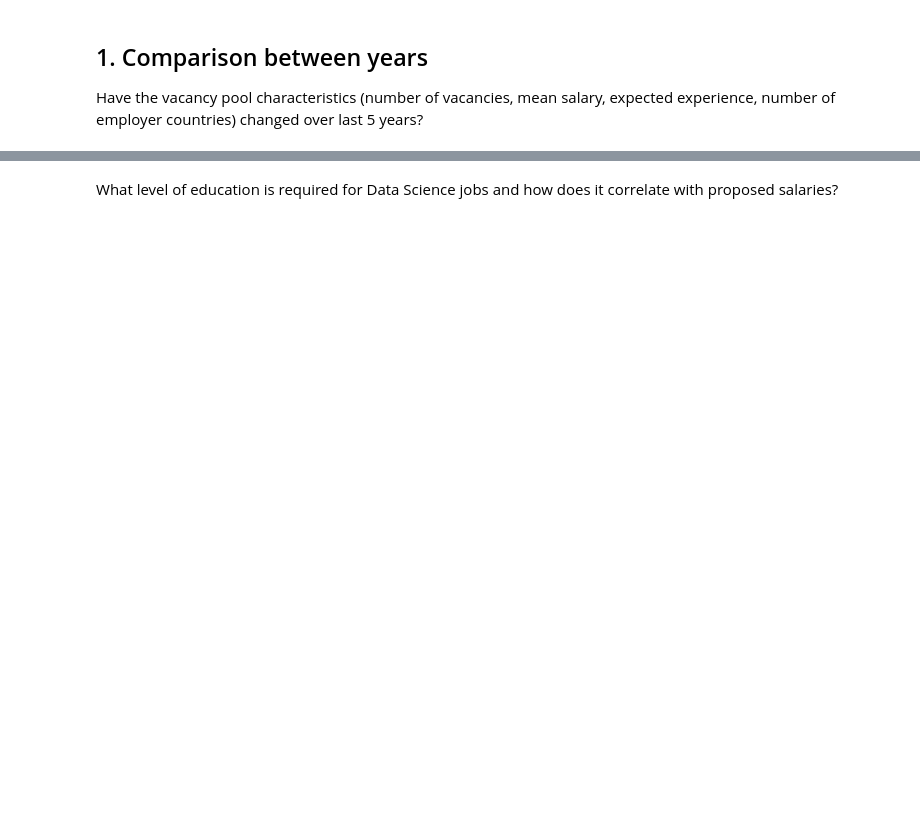
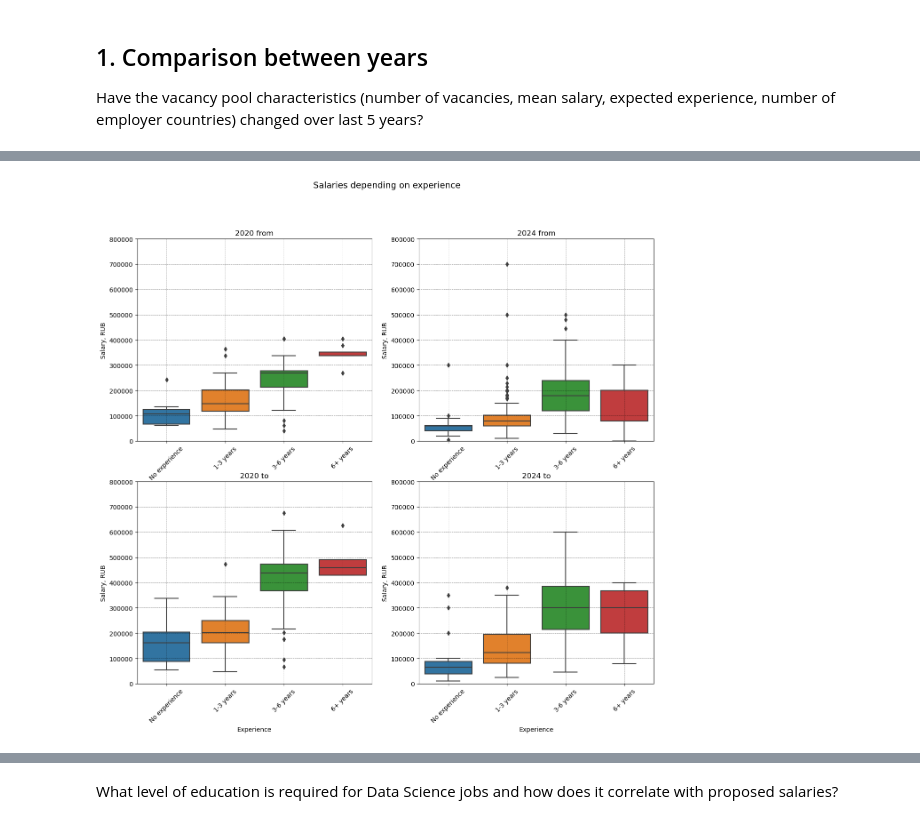
Before and after one commit to sashhhaka/HH-VacancyAnalysis, a Jupyter notebook: exploring.ipynb, the cells around one changed output, grey strips where cells are left out. Drawn from its saved outputs; the diff is of its cells as text; code cells hidden in the pictures; blank space fills up the shorter version.

```diff
--- a/exploring.ipynb
+++ b/exploring.ipynb
@@ -368,0 +425,66 @@ Difference in salary between countries
+# %%
+# draw a boxplot for salaries depending on experience
+# TODO how to read boxplot?
+
+import seaborn as sns
+
+
+# oreder the experience_id idexes
+df20['experience_id'] = df20['experience_id'].astype('category').cat.reorder_categories(
+    ['noExperience', 'between1And3', 'between3And6', 'moreThan6'], ordered=True)
+df24['experience_id'] = df24['experience_id'].astype('category').cat.reorder_categories(
+    ['noExperience', 'between1And3', 'between3And6', 'moreThan6'], ordered=True)
+
+# rename noExperience to No experience, 1-3 to 1-3 years, 3-6 to 3-6 years and 6+ to 6+ years
+df20_ = df20.copy()
+df24_ = df24.copy()
+df20_['experience_id'] = df20['experience_id'].replace(
+    {'noExperience': 'No experience', 'between1And3': '1-3 years', 'between3And6': '3-6 years',
+     'moreThan6': '6+ years'})
+df24_['experience_id'] = df24['experience_id'].replace(
+    {'noExperience': 'No experience', 'between1And3': '1-3 years', 'between3And6': '3-6 years',
+     'moreThan6': '6+ years'})
+
+fig, ax = plt.subplots(2, 2, figsize=(15, 13))
+
+# make 4 plots appear on the same scale
+sns.boxplot(x='experience_id', y='salary_from_rub', data=df20_, ax=ax[0][0])
+ax[0][0].set_title('2020 from')
+ax[0][0].set_xticklabels(ax[0][0].get_xticklabels(), rotation=45)
+ax[0][0].grid(True, linestyle='--', linewidth=0.5, color='black', alpha=0.7)
+ax[0][0].set_ylim(0, 800000)
+ax[0][0].set_ylabel('Salary, RUB')
+ax[0][0].set_xlabel('Experience')
+
+sns.boxplot(x='experience_id', y='salary_from_rub', data=df24_, ax=ax[0][1])
+ax[0][1].set_title('2024 from')
+ax[0][1].set_xticklabels(ax[0][1].get_xticklabels(), rotation=45)
+ax[0][1].grid(True, linestyle='--', linewidth=0.5, color='black', alpha=0.7)
+ax[0][1].set_ylim(0, 800000)
+ax[0][1].set_ylabel('Salary, RUB')
+ax[0][1].set_xlabel('Experience')
+
+sns.boxplot(x='experience_id', y='salary_to_rub', data=df20_, ax=ax[1][0])
+ax[1][0].set_title('2020 to')
+ax[1][0].set_xticklabels(ax[1][0].get_xticklabels(), rotation=45)
+ax[1][0].grid(True, linestyle='--', linewidth=0.5, color='black', alpha=0.7)
+ax[1][0].set_ylim(0, 800000)
+ax[1][0].set_ylabel('Salary, RUB')
+ax[1][0].set_xlabel('Experience')
+
+sns.boxplot(x='experience_id', y='salary_to_rub', data=df24_, ax=ax[1][1])
+ax[1][1].set_title('2024 to')
+ax[1][1].set_xticklabels(ax[1][1].get_xticklabels(), rotation=45)
+ax[1][1].grid(True, linestyle='--', linewidth=0.5, color='black', alpha=0.7)
+ax[1][1].set_ylim(0, 800000)
+ax[1][1].set_ylabel('Salary, RUB')
+ax[1][1].set_xlabel('Experience')
+
+# add a title of the whole plot
+fig.suptitle('Salaries depending on experience', fontsize=14)
+
+
+
+plt.show()
+# %% [output]
+[figure, added]
```
Also changed, not shown: parts of 37 cells of this notebook, 1 other file.
